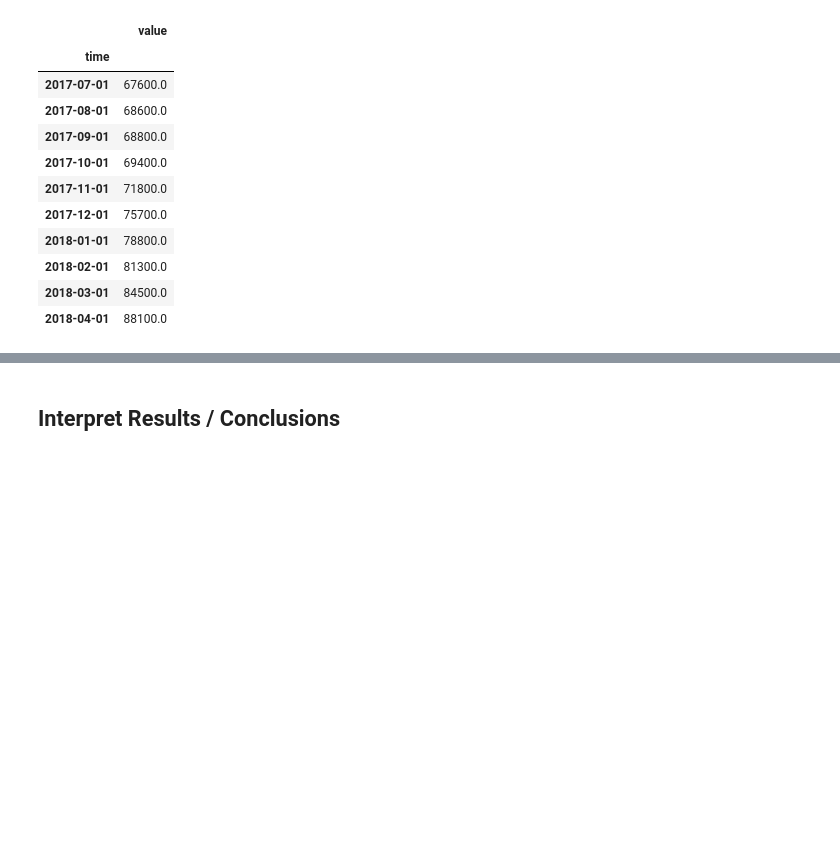
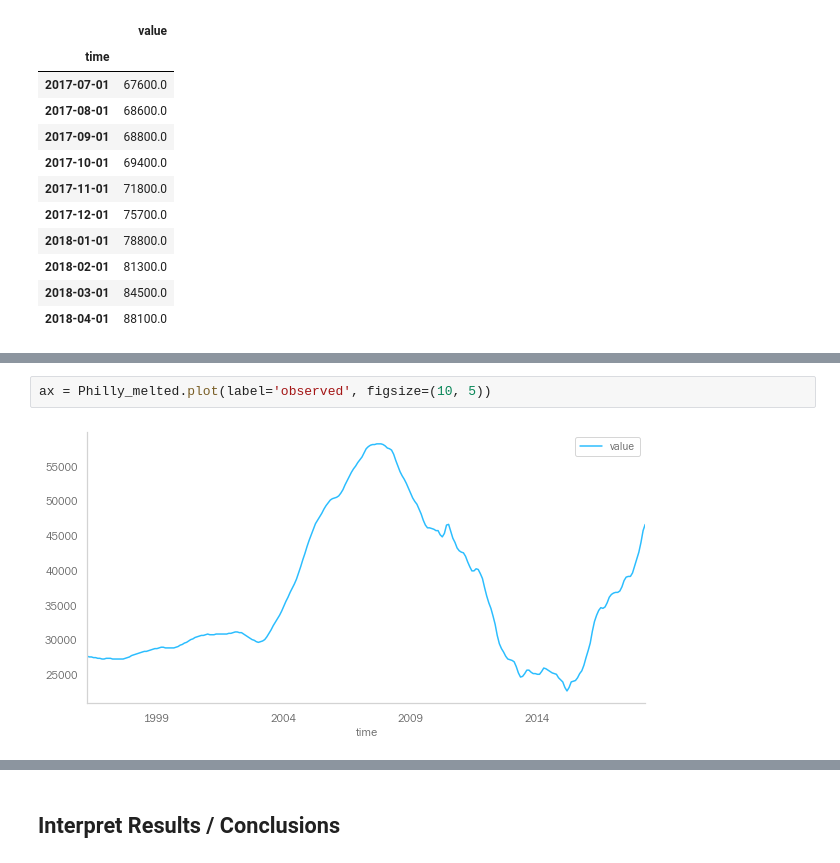
Before and after one commit to melodygr/Time_Series_project, a Jupyter notebook: Time_Series_Project.ipynb, the cells around one changed output, grey strips where cells are left out. Saved outputs shown, nothing was run; the diff lists cells and outputs as text; blank space fills up the shorter version.

```diff
--- a/Time_Series_Project.ipynb
+++ b/Time_Series_Project.ipynb
@@ -1092,0 +1311,4 @@ NotImplementedError:
+# %%
+ax = Philly_melted.plot(label='observed', figsize=(10, 5))
+# %% [output]
+[figure, added]
```
Also changed, not shown: parts of 58 cells of this notebook, 8 other files.
